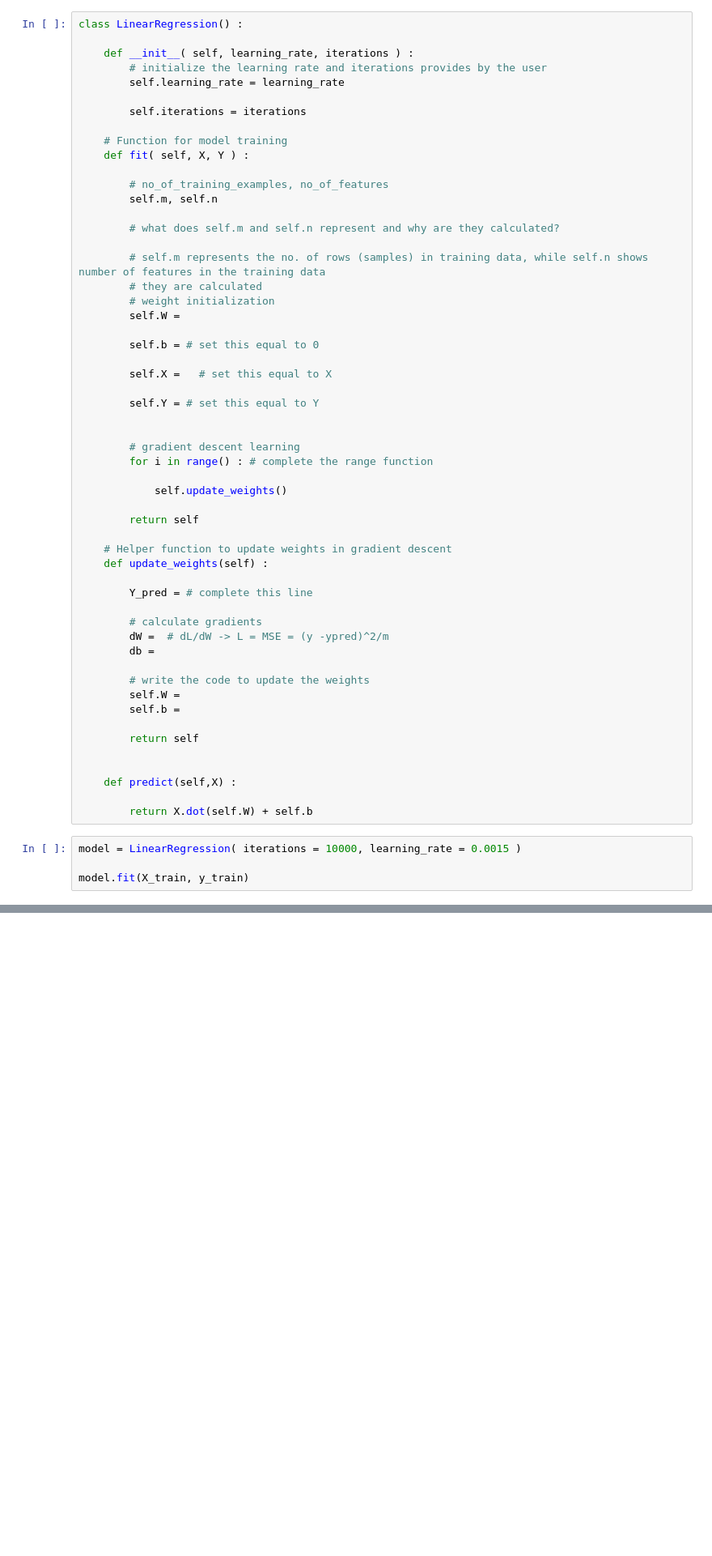
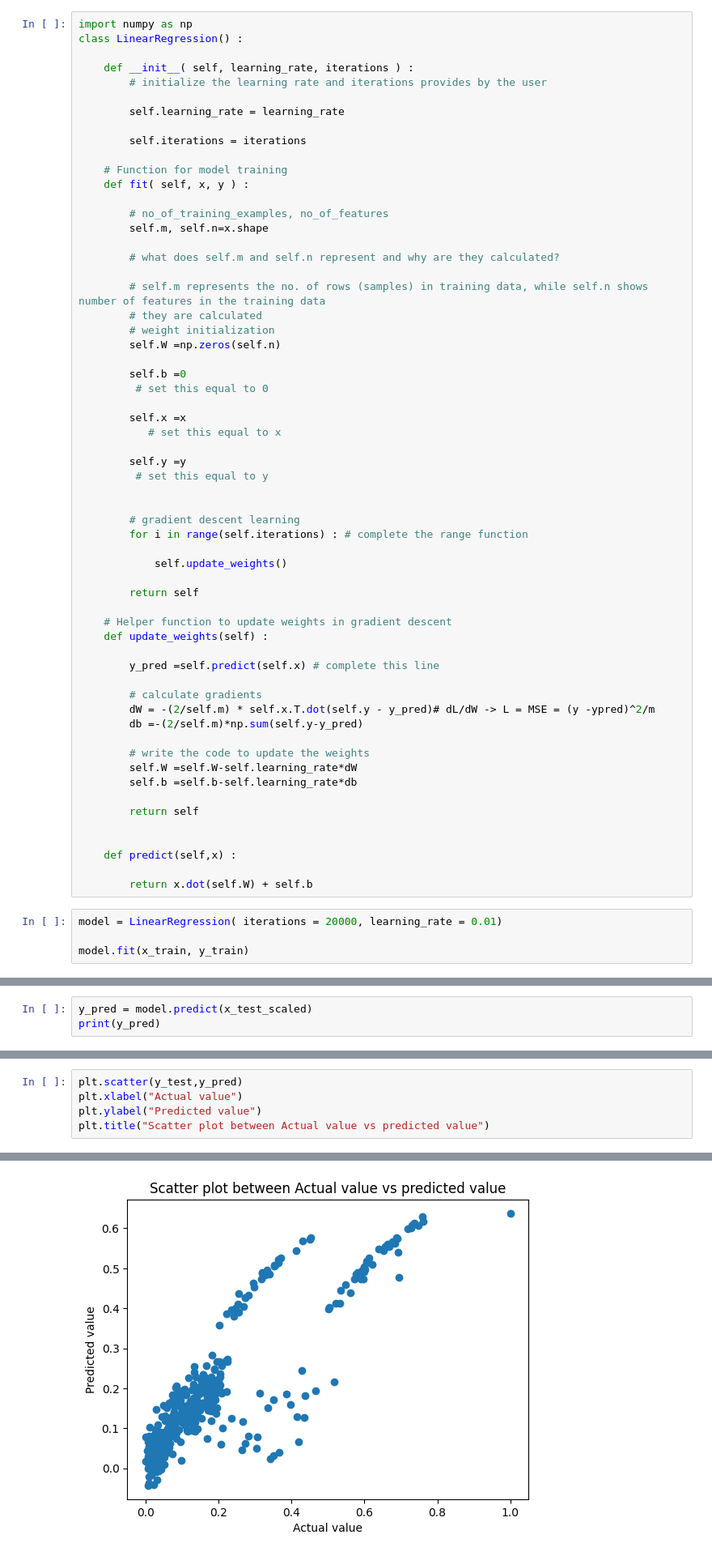
Before and after one commit to nirmitashah29-creator/NirmitaShah_LP_Synapse26, a Jupyter notebook: Copy_of_Synapse_Task1A.ipynb, the cells around one changed output, grey strips where cells are left out. Shown at 81% size. Saved outputs shown, nothing was run; the diff lists cells and outputs as text; blank space fills up the shorter version.

```diff
--- a/Copy_of_Synapse_Task1A.ipynb
+++ b/Copy_of_Synapse_Task1A.ipynb
@@ -326,36 +293,41 @@ plt.show()
 # %% [markdown]
 ### To understand what's hapenning in .fit method we will be implementing Linear Regression from scratch.
 # %%
+import numpy as np
 class LinearRegression() :
 
     def __init__( self, learning_rate, iterations ) :
         # initialize the learning rate and iterations provides by the user
+
         self.learning_rate = learning_rate
 
         self.iterations = iterations
 
     # Function for model training
-    def fit( self, X, Y ) :
+    def fit( self, x, y ) :
 
         # no_of_training_examples, no_of_features
-        self.m, self.n
+        self.m, self.n=x.shape
 
         # what does self.m and self.n represent and why are they calculated?
 
         # self.m represents the no. of rows (samples) in training data, while self.n shows number of features in the training data
         # they are calculated
         # weight initialization
-        self.W =
+        self.W =np.zeros(self.n)
 
-        self.b = # set this equal to 0
+        self.b =0
+         # set this equal to 0
 
-        self.X =   # set this equal to X
+        self.x =x
+           # set this equal to x
 
-        self.Y = # set this equal to Y
+        self.y =y
+         # set this equal to y
 
 
         # gradient descent learning
-        for i in range() : # complete the range function
+        for i in range(self.iterations) : # complete the range function
 
             self.update_weights()
 
@@ -364,23 +336,23 @@ class LinearRegression() :
     # Helper function to update weights in gradient descent
     def update_weights(self) :
 
-        Y_pred = # complete this line
+        y_pred =self.predict(self.x) # complete this line
 
         # calculate gradients
-        dW =  # dL/dW -> L = MSE = (y -ypred)^2/m
-        db =
+        dW = -(2/self.m) * self.x.T.dot(self.y - y_pred)# dL/dW -> L = MSE = (y -ypred)^2/m
+        db =-(2/self.m)*np.sum(self.y-y_pred)
 
         # write the code to update the weights
-        self.W =
-        self.b =
+        self.W =self.W-self.learning_rate*dW
+        self.b =self.b-self.learning_rate*db
 
         return self
 
 
-    def predict(self,X) :
+    def predict(self,x) :
 
-        return X.dot(self.W) + self.b
+        return x.dot(self.W) + self.b
 # %%
-model = LinearRegression( iterations = 10000, learning_rate = 0.0015 )
+model = LinearRegression( iterations = 20000, learning_rate = 0.01)
 
-model.fit(X_train, y_train)
+model.fit(x_train, y_train)
@@ -391,3 +365,6 @@ model.fit(X_train, y_train)
 <br>
 # %% [markdown]
 ### Now predict the output for the test data
+# %%
+y_pred = model.predict(x_test_scaled)
+print(y_pred)
@@ -396,2 +394,8 @@ model.fit(X_train, y_train)
 # %% [markdown]
 ### Plot a similar scatter plot as above
+# %%
+plt.scatter(y_test,y_pred)
+plt.xlabel("Actual value")
+plt.ylabel("Predicted value")
+plt.title("Scatter plot between Actual value vs predicted value")
+# %% [output]
@@ -398,3 +403,4 @@ model.fit(X_train, y_train)
+[figure, added]
 # %% [markdown]
 How to Approach the Research Tasks :)
 
```
Also changed, not shown: parts of 11 cells of this notebook.
